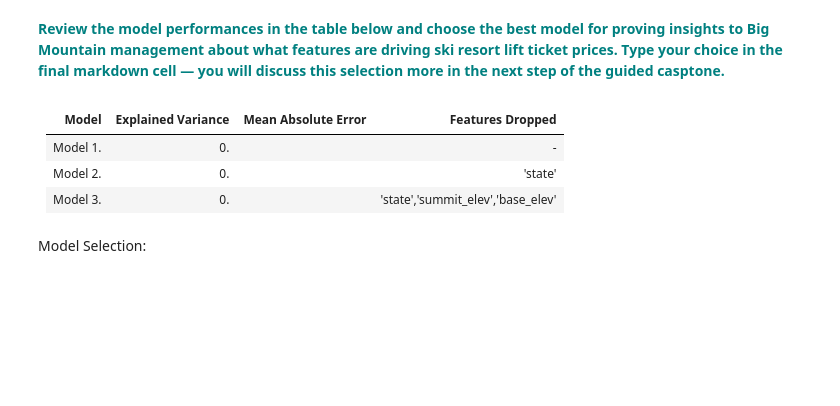
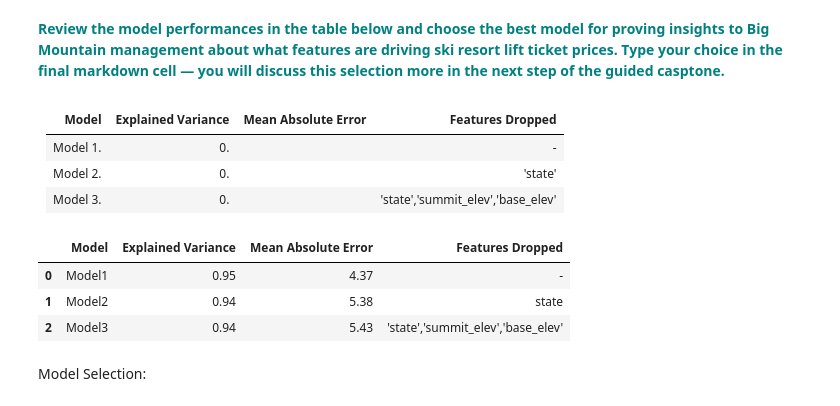
Before and after one commit to frankfletcher/Springboard-Data-Science, a Jupyter notebook: Guided Capstone/GuidedCapstoneStep4 and step5HL.ipynb, the cells around one changed output. Saved outputs shown, nothing was run; the diff lists cells and outputs as text; code cells hidden in the pictures; blank space fills up the shorter version.

```diff
--- a/Guided Capstone/GuidedCapstoneStep4 and step5HL.ipynb
+++ b/Guided Capstone/GuidedCapstoneStep4 and step5HL.ipynb
@@ -431,5 +431,19 @@ Intercept: 65.76445686521375
 | Model 1. | 0. |  |-|
 | Model 2. | 0.| |'state'|
 | Model 3. | 0. | |'state','summit_elev','base_elev'|
+# %%
+score_board = pd.DataFrame({
+    'Model': ['Model1', 'Model2', 'Model3'],
+    'Explained Variance': [scores[0][0], scores[1][0], scores[2][0]],
+    'Mean Absolute Error': [scores[0][1], scores[1][1], scores[2][1]],
+    'Features Dropped': ['-', 'state', "'state','summit_elev','base_elev'"]
+    })
+
+display(score_board)
+# %% [output]
+|  | Model | Explained Variance | Mean Absolute Error | Features Dropped |
+| 0 | Model1 | 0.95 | 4.37 | - |
+| 1 | Model2 | 0.94 | 5.38 | state |
+| 2 | Model3 | 0.94 | 5.43 | 'state','summit_elev','base_elev' |
 # %% [markdown]
 Model Selection:
```
Also changed, not shown: parts of 9 cells of this notebook, 14 other files.
